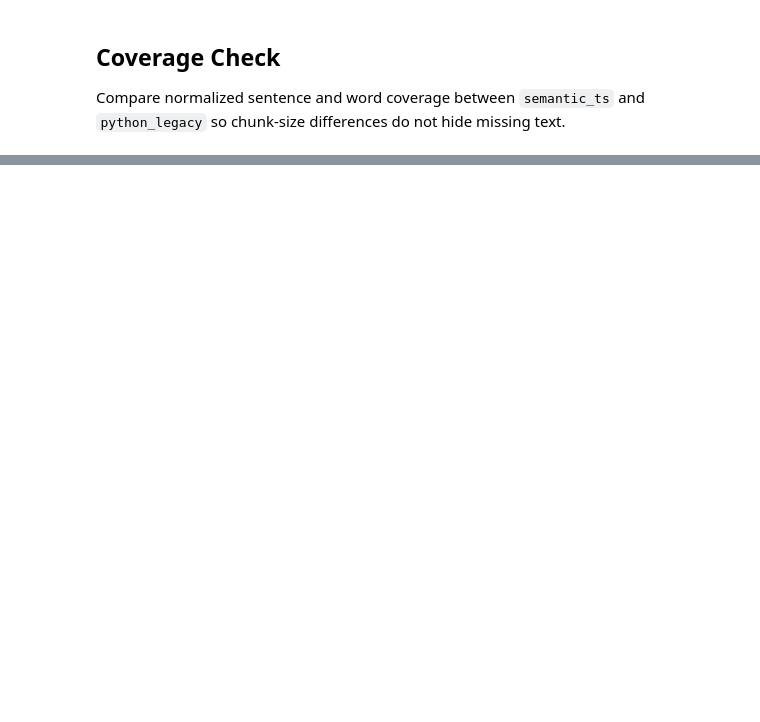
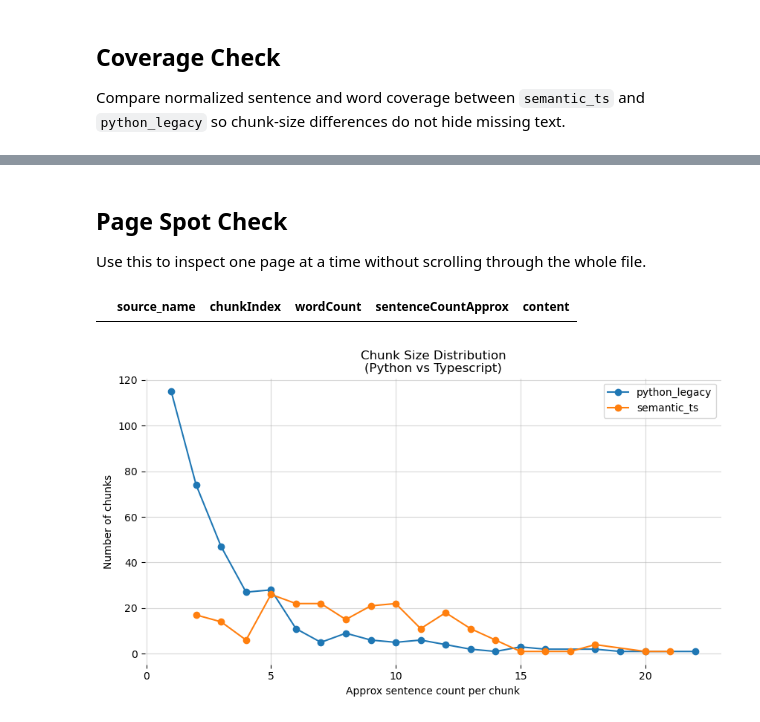
Before and after one commit to cstello-2/Deployable-Knowledge, a Jupyter notebook: output/jupyter-notebook/compare-chunking-outputs.ipynb, the cells around one changed output, grey strips where cells are left out. Cells and saved outputs as stored; diff of their text form; code cells hidden in the pictures; blank space fills up the shorter version.

```diff
--- a/output/jupyter-notebook/compare-chunking-outputs.ipynb
+++ b/output/jupyter-notebook/compare-chunking-outputs.ipynb
@@ -233,0 +282,39 @@ display(extra_word_samples)
+# %% [markdown]
+## Page Spot Check
+
+Use this to inspect one page at a time without scrolling through the whole file.
+# %%
+PAGE_TO_INSPECT = 0
+MAX_ROWS_PER_SOURCE = 12
+
+page_frames = []
+for source_name in ['python_legacy', 'semantic_ts', 'baseline_ts']:
+    frame = frames.get(source_name)
+    if frame is None:
+        continue
+
+    sample = frame.loc[frame['pageIndex'] == PAGE_TO_INSPECT, [
+        'source_name', 'chunkIndex', 'wordCount', 'sentenceCountApprox', 'content'
+    ]].head(MAX_ROWS_PER_SOURCE)
+    page_frames.append(sample)
+
+pd.concat(page_frames, ignore_index=True) if page_frames else pd.DataFrame()
+# %% [output]
+|  | source_name | chunkIndex | wordCount | sentenceCountApprox | content |
+# %%
+plot_frame = pd.concat(frames.values(), ignore_index=True)
+plt.figure(figsize=(10, 5))
+for source_name, group in plot_frame.groupby("source_name"):
+    counts = group["sentenceCountApprox"].value_counts().sort_index()
+    plt.plot(counts.index, counts.values, marker="o", label=source_name)
+
+plt.xlabel("Approx sentence count per chunk")
+plt.ylabel("Number of chunks")
+plt.title("Chunk Size Distribution\n(Python vs Typescript)")
+plt.legend()
+plt.grid(alpha=0.5)
+for spine in plt.gca().spines.values():
+    spine.set_visible(False)
+plt.show()
+# %% [output]
+[figure, added]
```
Also changed, not shown: parts of 8 cells of this notebook, 18 other files.
